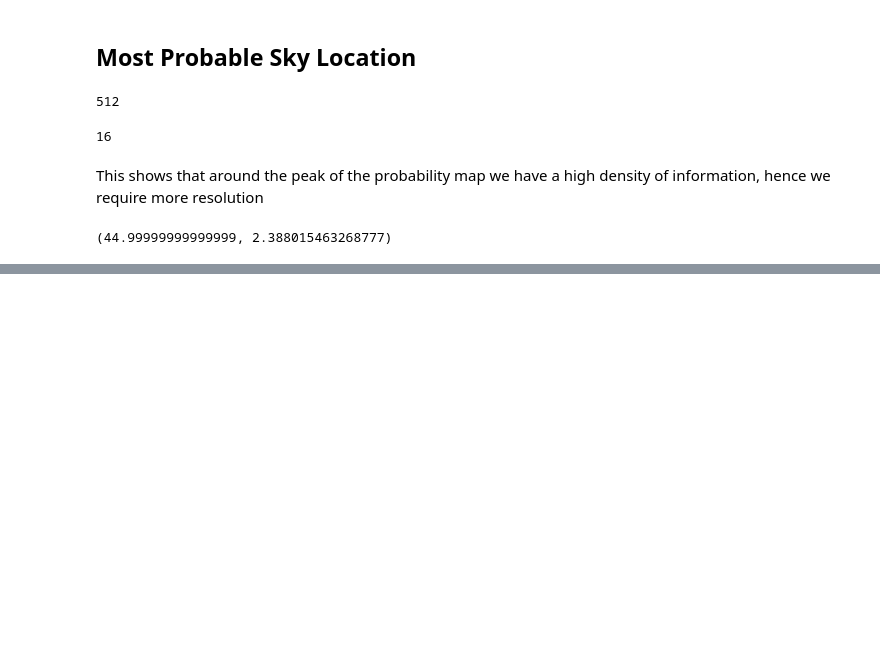
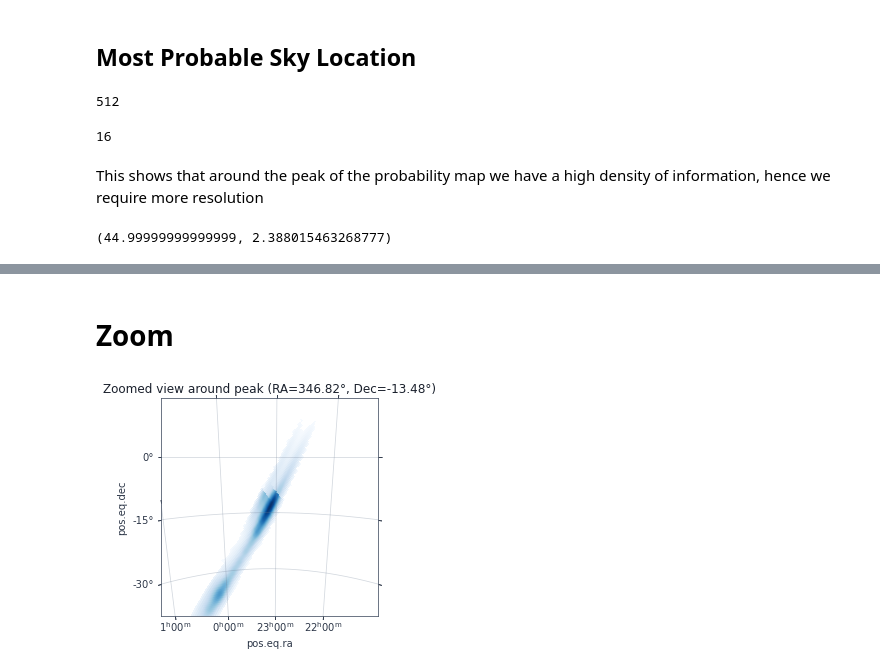
Before and after one commit to AndreaCozzumbo/acme_tutorials, a Jupyter notebook: alerts/skymaps_1_intro.ipynb, the cells around one changed output, grey strips where cells are left out. Saved outputs shown, nothing was run; the diff lists cells and outputs as text; code cells hidden in the pictures; blank space fills up the shorter version.

```diff
--- a/alerts/skymaps_1_intro.ipynb
+++ b/alerts/skymaps_1_intro.ipynb
@@ -358,0 +456,17 @@ ra.deg, dec.deg
+# %% [markdown]
+# Zoom
+# %%
+# Use the peak location from earlier
+fig = plt.figure()
+fig.patch.set_visible(False)
+ax = plt.axes(projection='astro zoom',
+              center=f'{ra_deg:.4f}d {dec_deg:.4f}d', radius='30 deg')
+ax.set_facecolor('none')
+ax.grid()
+
+ax.imshow_hpx((skymap, 'ICRS'), nested=True, cmap='Blues')
+
+plt.title(f'Zoomed view around peak (RA={ra_deg:.2f}°, Dec={dec_deg:.2f}°)')
+plt.show()
+# %% [output]
+[figure, added]
```
Also changed, not shown: parts of 29 cells of this notebook, 1 other file.
